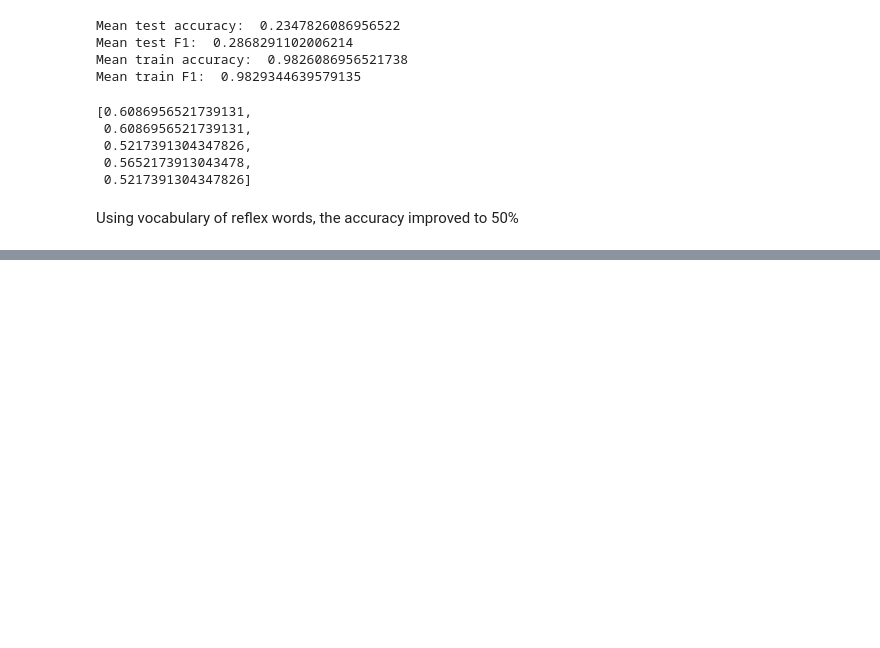
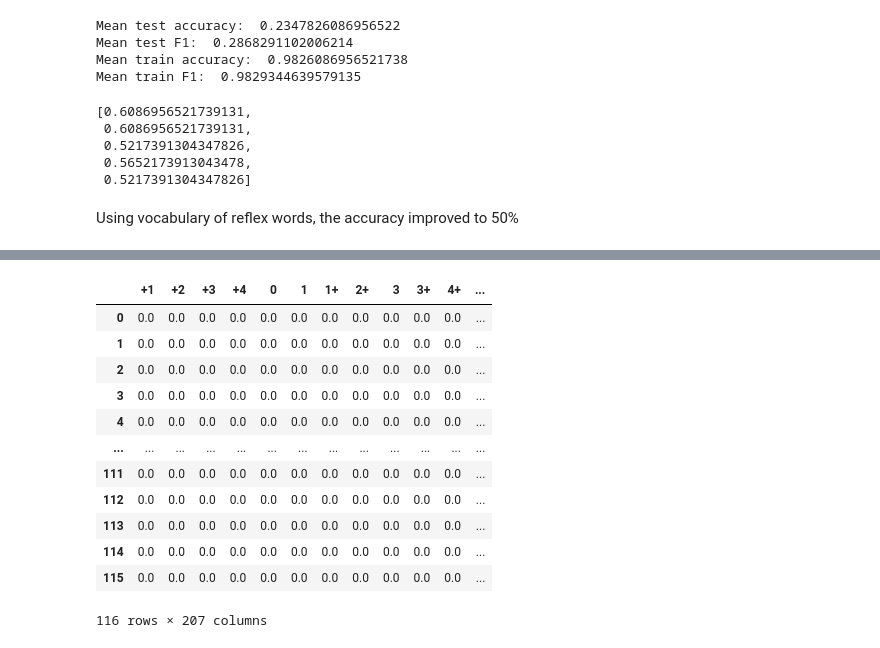
Before and after one commit to kerryqliu/stats170, a Jupyter notebook: tfidftesting.ipynb, the cells around one changed output, grey strips where cells are left out. Saved outputs shown, nothing was run; the diff lists cells and outputs as text; code cells hidden in the pictures; blank space fills up the shorter version.

```diff
--- a/tfidftesting.ipynb
+++ b/tfidftesting.ipynb
@@ -229,3 +229,11 @@ reflex_words = set()
 for i, row in reflex_df.iterrows():
   for j in row['sentence'].split():
     reflex_words.add(j)
+# %%
+f = open("/content/drive/Shareddrives/CAPSTONE/Resources/importantwords.txt", "r")
+data = f.read()
+print(data.split('\n'))
+words = data.split('\n')
+new_reflex_words = set()
+for i in words:
+  new_reflex_words.add(i)
@@ -534,0 +623,17 @@ Using vocabulary of reflex words, the accuracy improved to 50%
+# %%
+vocab = vectorizer.get_feature_names()
+pd.DataFrame(data=X_train.toarray(), columns=vocab)
+# %% [output]
+|  | +1 | +2 | +3 | +4 | 0 | 1 | 1+ | 2+ | 3 | 3+ | 4+ | ... |
+| 0 | 0.0 | 0.0 | 0.0 | 0.0 | 0.0 | 0.0 | 0.0 | 0.0 | 0.0 | 0.0 | 0.0 | ... |
+| 1 | 0.0 | 0.0 | 0.0 | 0.0 | 0.0 | 0.0 | 0.0 | 0.0 | 0.0 | 0.0 | 0.0 | ... |
+| 2 | 0.0 | 0.0 | 0.0 | 0.0 | 0.0 | 0.0 | 0.0 | 0.0 | 0.0 | 0.0 | 0.0 | ... |
+| 3 | 0.0 | 0.0 | 0.0 | 0.0 | 0.0 | 0.0 | 0.0 | 0.0 | 0.0 | 0.0 | 0.0 | ... |
+| 4 | 0.0 | 0.0 | 0.0 | 0.0 | 0.0 | 0.0 | 0.0 | 0.0 | 0.0 | 0.0 | 0.0 | ... |
+| ... | ... | ... | ... | ... | ... | ... | ... | ... | ... | ... | ... | ... |
+| 111 | 0.0 | 0.0 | 0.0 | 0.0 | 0.0 | 0.0 | 0.0 | 0.0 | 0.0 | 0.0 | 0.0 | ... |
+| 112 | 0.0 | 0.0 | 0.0 | 0.0 | 0.0 | 0.0 | 0.0 | 0.0 | 0.0 | 0.0 | 0.0 | ... |
+| 113 | 0.0 | 0.0 | 0.0 | 0.0 | 0.0 | 0.0 | 0.0 | 0.0 | 0.0 | 0.0 | 0.0 | ... |
+| 114 | 0.0 | 0.0 | 0.0 | 0.0 | 0.0 | 0.0 | 0.0 | 0.0 | 0.0 | 0.0 | 0.0 | ... |
+| 115 | 0.0 | 0.0 | 0.0 | 0.0 | 0.0 | 0.0 | 0.0 | 0.0 | 0.0 | 0.0 | 0.0 | ... |
+116 rows × 207 columns
```
Also changed, not shown: parts of 15 cells of this notebook.
